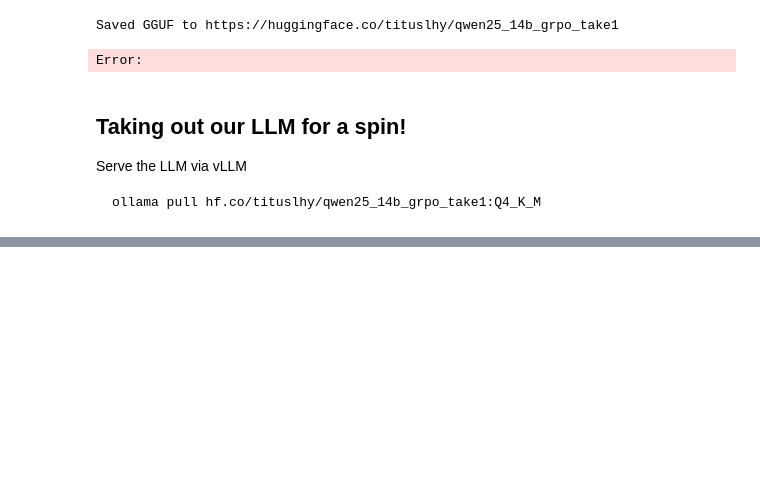
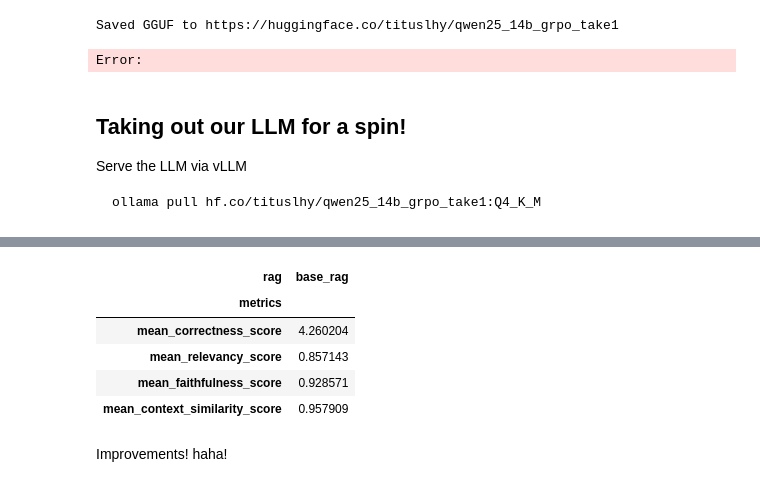
Before and after one commit to tituslhy/ideal-palm-tree, a Jupyter notebook: notebooks/3b. qwen25_14b_grpo.ipynb, the cells around one changed output, grey strips where cells are left out. Cells and saved outputs as stored; diff of their text form; code cells hidden in the pictures; blank space fills up the shorter version.

```diff
--- a/notebooks/3b. qwen25_14b_grpo.ipynb
+++ b/notebooks/3b. qwen25_14b_grpo.ipynb
@@ -356,0 +661,8 @@ ollama pull hf.co/tituslhy/qwen25_14b_grpo_take1:Q4_K_M
+# %%
+data_gen = RagDatasetGenerator.from_documents(
+    docs,
+    llm= Settings.llm,
+    question_gen_query="You are a teacher/professor. Using the provided context, formulat a single question and its answer",
+    num_questions_per_chunk=10
+)
+qa_dataset = data_gen.generate_dataset_from_nodes()
@@ -356,0 +700,21 @@ ollama pull hf.co/tituslhy/qwen25_14b_grpo_take1:Q4_K_M
+# %%
+finetuned_query_engine = index.as_query_engine(similarity_top_k=6, llm=llm)
+finetuned_evaluator = RagEvaluatorPack(
+    query_engine=finetuned_query_engine,
+    rag_dataset=qa_dataset,
+    judge_llm=Settings.llm, #use the same llm that we use to create the dataset to judge
+    embed_model=Settings.embed_model
+)
+# %%
+finetuned_df = await finetuned_evaluator.arun()
+# %%
+finetuned_df
+# %% [output]
+| rag | base_rag |
+| metrics |  |
+| mean_correctness_score | 4.260204 |
+| mean_relevancy_score | 0.857143 |
+| mean_faithfulness_score | 0.928571 |
+| mean_context_similarity_score | 0.957909 |
+# %% [markdown]
+Improvements! haha!
```
Also changed, not shown: parts of 21 cells of this notebook, 2 other files.
